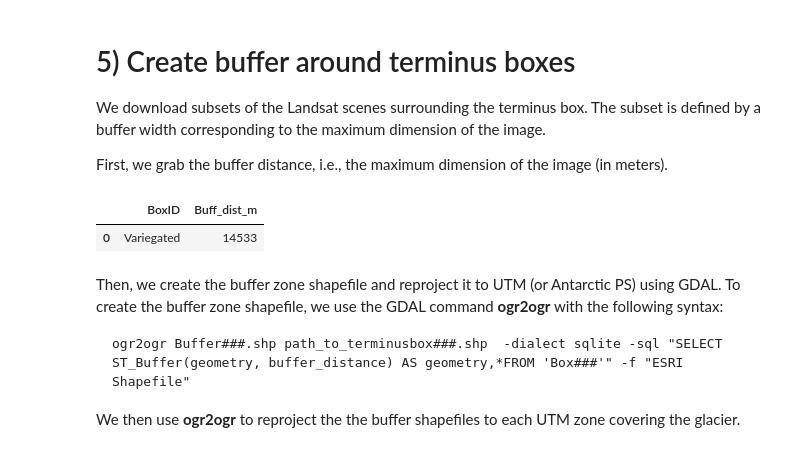
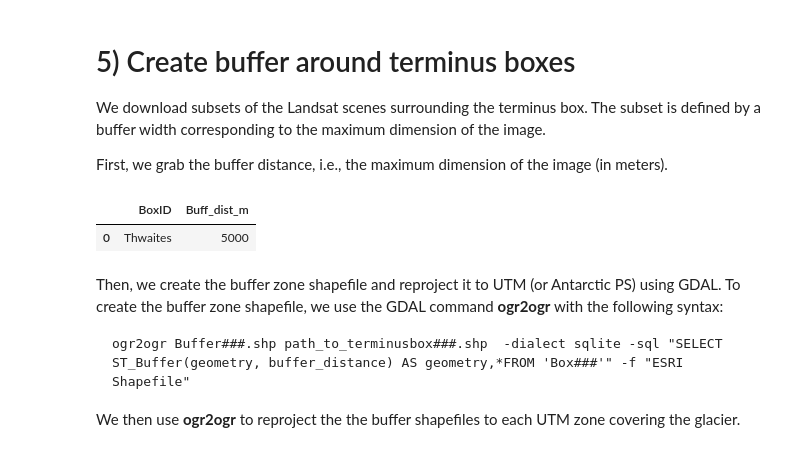
Before and after one commit to jukesliu/automated-glacier-terminus, a Jupyter notebook: LS_image_download_AWS.ipynb, the cells around one changed output. Drawn from its saved outputs; the diff is of its cells as text; code cells hidden in the pictures.

```diff
--- a/LS_image_download_AWS.ipynb
+++ b/LS_image_download_AWS.ipynb
@@ -92,7 +90,7 @@ For other glaciers, replace this code with a list of IDs corresponding to the gl
 # %%
 ######################################################################################
 # uncomment for NAMED BOXES
-BoxIDs = ['Variegated']
+BoxIDs = ['Thwaites']
 
 #uncomment for NUMBERED BOXES
 # boxes = list(map(str, np.arange(1, 101, 1))) #12, 13, 1
@@ -473,21 +458,20 @@ for index, row in boxes_pr_df.iterrows():
 #     print(pr_folderpath)
 #     print(pathtoshp)
 
-    if len(os.listdir(pr_folderpath)) > 0: # if there are files in the folder
-        # grab UTM Zone from the first metadata file
-        mtl_scene = glob.glob(pr_folderpath+'*_MTL.txt')[0]
-        mtl = open(mtl_scene, 'r')
-
-        #identify the appropriate projection for the files
-        if source_srs == '3031':
-            zones.update({folder_name: source_srs}); zone_list.append(source_srs) # add to zone lists
-            Lproj = '_PS'+source_srs
-
+    # if there were metadata files downloaded, identify the correct projection for the downloaded images
+    if len(os.listdir(pr_folderpath)) > 0:
+        if source_srs == '3031': # If Antarctic Polar Stereo, then the images will also have that projection, rather than UTM
+            Lproj = '_PS'+source_srs # reprojected shapefile name extension
             # reproject shapefile(s) into Antarctic PS
             rp_shp = 'ogr2ogr -f "ESRI Shapefile" '+pathtoshp+Lproj+'.shp '+pathtoshp+'_WGS.shp'
-            rp_shp += ' -t_srs EPSG:'+source_srs
-        else:
+            rp_shp += ' -t_srs EPSG:3031'
+            zones.update({folder_name: '3031'}); zone_list.append('3031') # add to zone lists
+
+        else: # for all other projections, shapefiles needed to be reprojected into the UTM projections
             # loop through lines in the metadata file to find the UTM ZONE
+            # grab UTM Zone from the first metadata file
+            mtl_scene = glob.glob(pr_folderpath+'*_MTL.txt')[0]
+            mtl = open(mtl_scene, 'r')
             for line in mtl:
                 variable = line.split("=")[0] # grab the variable name
                 if ("UTM_ZONE" in variable):
@@ -529,8 +516,10 @@ for index, row in boxes_pr_df.iterrows():
     folder_name = 'Path'+p+'_Row'+r+'_c2'
     pr_folderpath = downloadpath+folder_name+'/' # path to the downloaded metadata files
     pathtoshp = basepath+"Box"+BoxID+"/Box"+BoxID # path to the terminus box shapefiles (all projections)
-    if str(zone) == '3031':
-        pathtoshp_rp = pathtoshp+'_PS'+str(zone) # path to the PS projected box shapefile
+
+    # grab the shapefile with correct proction
+    if zone == '3031': # If Antarctic PS
+        pathtoshp_rp = pathtoshp+'_PS3031' # path to the PS projected box shapefile
     else:
         pathtoshp_rp = pathtoshp+'_UTM_'+str(zone) # path to the UTM projected box shapefile
 
@@ -560,7 +549,8 @@ for index, row in boxes_pr_df.iterrows():
             subsetout = pr_folderpath+scene+'_QA_PIXEL_Box'+BoxID+'.TIF'
 
             # if the file hasn't already been downloaded
-            if not os.path.exists(subsetout):
+            # and if the LS B8 image hasn't already been downlaoded
+            if not os.path.exists(subsetout) and not os.path.exists(downloadpath+'Box'+BoxID+'/'+scene+'_B8_Buffer'+BoxID+'.TIF'):
                 print('Downloading', scene)
                 # construct download command
                 QAPIXEL_dwnld_cmd='gdalwarp -overwrite -cutline '+pathtoshp_rp+'.shp -crop_to_cutline '
@@ -574,4 +564,6 @@ for index, row in boxes_pr_df.iterrows():
                 except subprocess.CalledProcessError as e:
                     print(e.output)
                     pass
+            else:
+                print(subsetout+' or LS image exists already. Skip.')
 # %% [output]
@@ -611,37 +603,37 @@ for BoxID in BoxIDs:
     box = termbox.next(); box_geom= box.get('geometry'); box_coords = box_geom.get('coordinates')[0]
     points = []
     for coord_pair in box_coords:
         lat = coord_pair[0]; lon = coord_pair[1]; points.append([lat, lon])
 
     # if the shapefile is a rectangle, use its dimensions to create a buffer
     if len(points) == 5:
         # Calculate distance between coord 1 and 2 and between 2 and 3
         coord1 = points[0]; coord2 = points[1]; coord3 = points[2]
         dist1 = distance(coord1[0], coord1[1], coord2[0], coord2[1]);
         dist2 = distance(coord2[0], coord2[1], coord3[0], coord3[1])
         buff_dist = int(np.max([dist1, dist2])) # pick the longer one as the buffer distance
     else: #use the bounding box to define the buffer
         # get the coordinates for the bounding box
         box_bbox = termbox.bounds
         print(box_bbox)
 
         # Calculate distance between coord 1 and 2 and between 2 and 3
         dist1 = distance(box_bbox[0], box_bbox[1], box_bbox[0], box_bbox[3]);
         dist2 = distance(box_bbox[0], box_bbox[1], box_bbox[2], box_bbox[1])
         buff_dist = int(np.max([dist1, dist2])) # pick the longer one as the buffer distance
         print(buff_dist)
 
-#     # prescribe a maximum buffer distance for HUGE boxes
-#     if buff_dist > 5000:
-#         buff_dist = 5000
+#     # prescribe a maximum buffer distance for HUGE boxes like THWAITES
+    if buff_dist > 5000:
+        buff_dist = 5000
     buffers.append(buff_dist)
 
 # store as dataframe:
 buff_df = pd.DataFrame(list(zip(BoxIDs, buffers)), columns=['BoxID', 'Buff_dist_m'])
 buff_df
 # %% [output]
 |  | BoxID | Buff_dist_m |
-| 0 | Variegated | 14533 |
+| 0 | Thwaites | 5000 |
 # %%
 # write to csv
 buff_df.to_csv(basepath+BOX_FILENAME)
```
Also changed, not shown: parts of 18 cells of this notebook, 1 other file.
